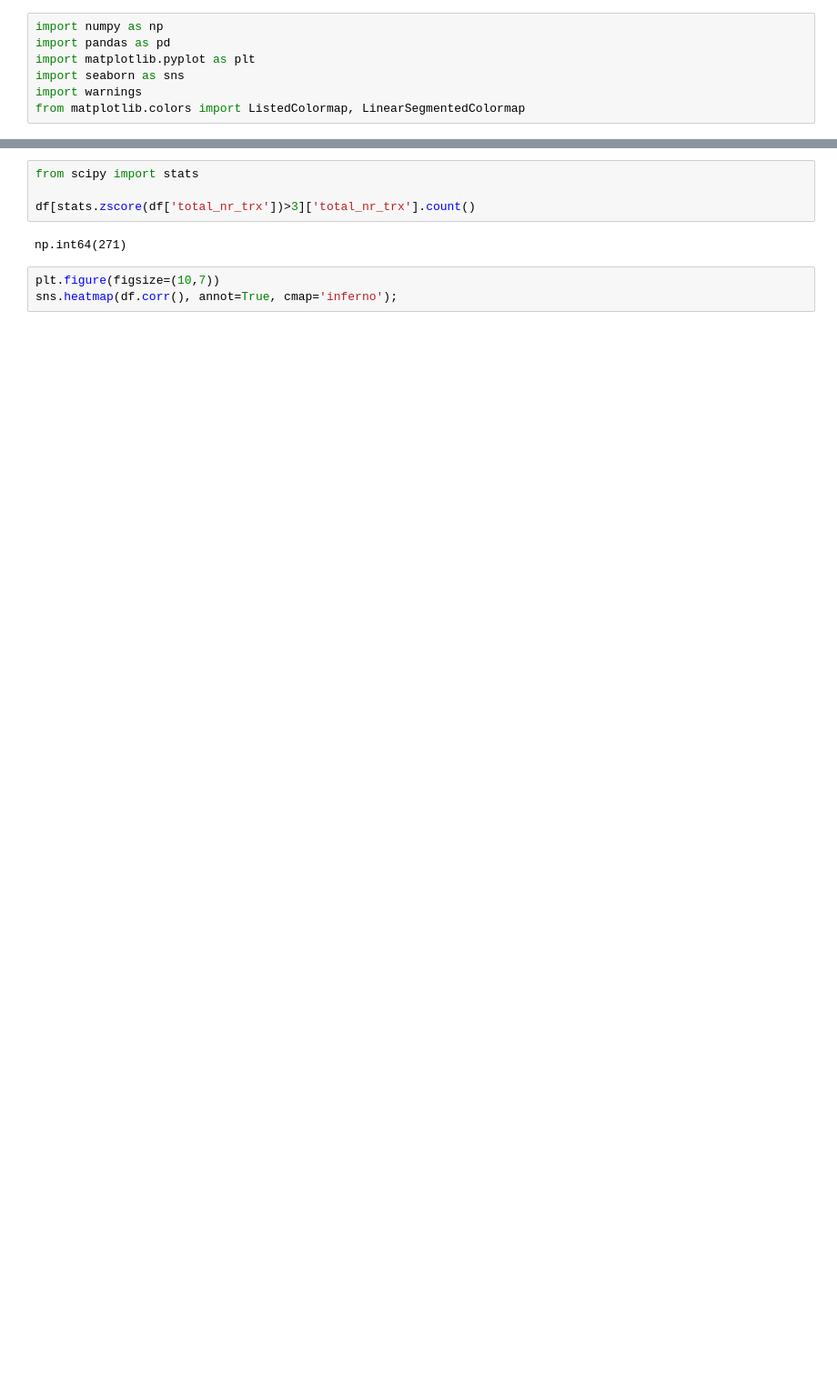
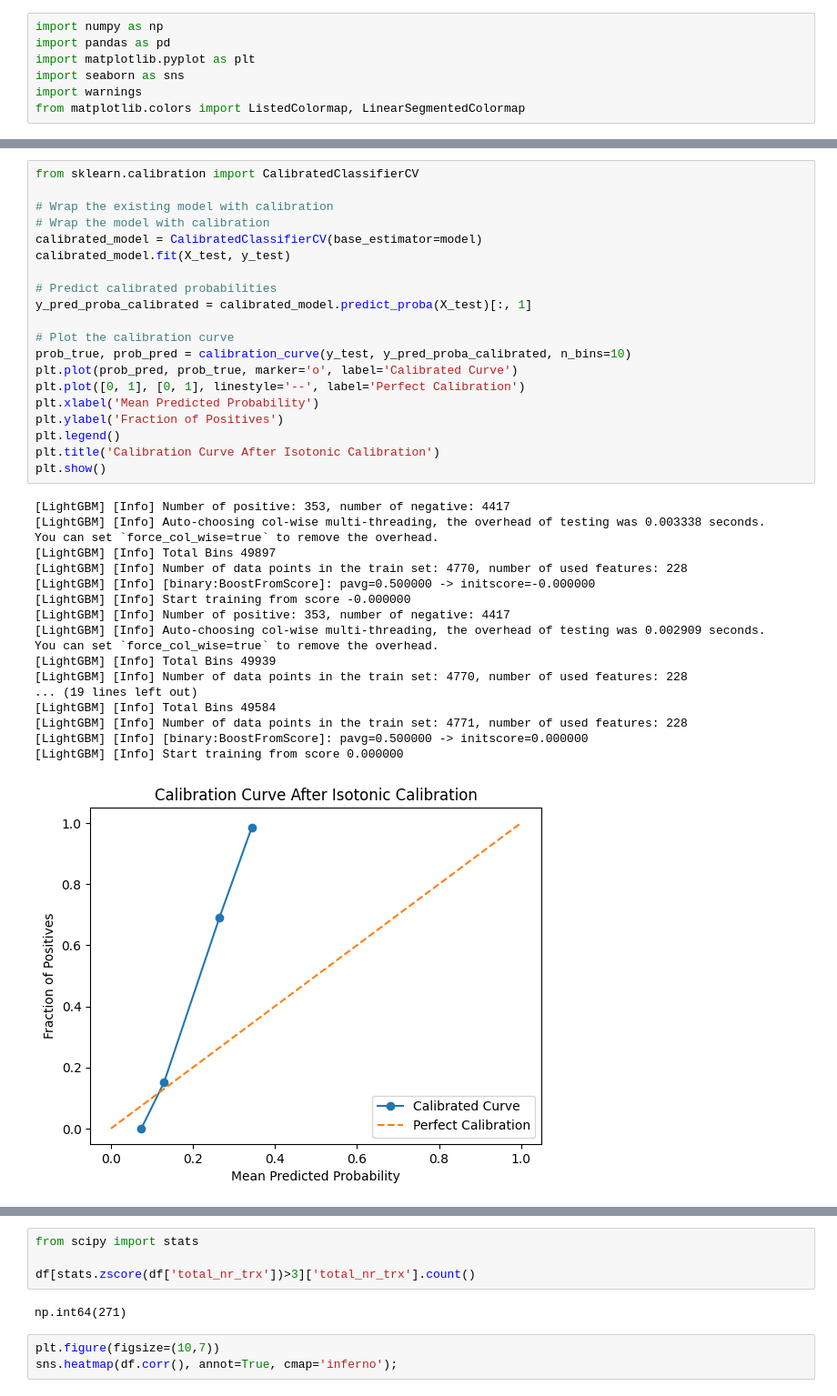
Before and after one commit to Mehranmzn/CL_prediction, a Jupyter notebook: notebooks/data_exploration.ipynb, the cells around one changed output, grey strips where cells are left out. Shown at 91% size. Saved outputs shown, nothing was run; the diff lists cells and outputs as text; blank space fills up the shorter version.

```diff
--- a/notebooks/data_exploration.ipynb
+++ b/notebooks/data_exploration.ipynb
@@ -196,0 +374,39 @@ dtype: int64
+# %%
+from sklearn.calibration import CalibratedClassifierCV
+
+# Wrap the existing model with calibration
+# Wrap the model with calibration
+calibrated_model = CalibratedClassifierCV(base_estimator=model)
+calibrated_model.fit(X_test, y_test)
+
+# Predict calibrated probabilities
+y_pred_proba_calibrated = calibrated_model.predict_proba(X_test)[:, 1]
+
+# Plot the calibration curve
+prob_true, prob_pred = calibration_curve(y_test, y_pred_proba_calibrated, n_bins=10)
+plt.plot(prob_pred, prob_true, marker='o', label='Calibrated Curve')
+plt.plot([0, 1], [0, 1], linestyle='--', label='Perfect Calibration')
+plt.xlabel('Mean Predicted Probability')
+plt.ylabel('Fraction of Positives')
+plt.legend()
+plt.title('Calibration Curve After Isotonic Calibration')
+plt.show()
+# %% [output]
+[LightGBM] [Info] Number of positive: 353, number of negative: 4417
+[LightGBM] [Info] Auto-choosing col-wise multi-threading, the overhead of testing was 0.003338 seconds.
+You can set `force_col_wise=true` to remove the overhead.
+[LightGBM] [Info] Total Bins 49897
+[LightGBM] [Info] Number of data points in the train set: 4770, number of used features: 228
+[LightGBM] [Info] [binary:BoostFromScore]: pavg=0.500000 -> initscore=-0.000000
+[LightGBM] [Info] Start training from score -0.000000
+[LightGBM] [Info] Number of positive: 353, number of negative: 4417
+[LightGBM] [Info] Auto-choosing col-wise multi-threading, the overhead of testing was 0.002909 seconds.
+You can set `force_col_wise=true` to remove the overhead.
+[LightGBM] [Info] Total Bins 49939
+[LightGBM] [Info] Number of data points in the train set: 4770, number of used features: 228
+... (19 lines left out)
+[LightGBM] [Info] Total Bins 49584
+[LightGBM] [Info] Number of data points in the train set: 4771, number of used features: 228
+[LightGBM] [Info] [binary:BoostFromScore]: pavg=0.500000 -> initscore=0.000000
+[LightGBM] [Info] Start training from score 0.000000
+[figure, added]
```
Also changed, not shown: parts of 58 cells of this notebook, 48 other files.
